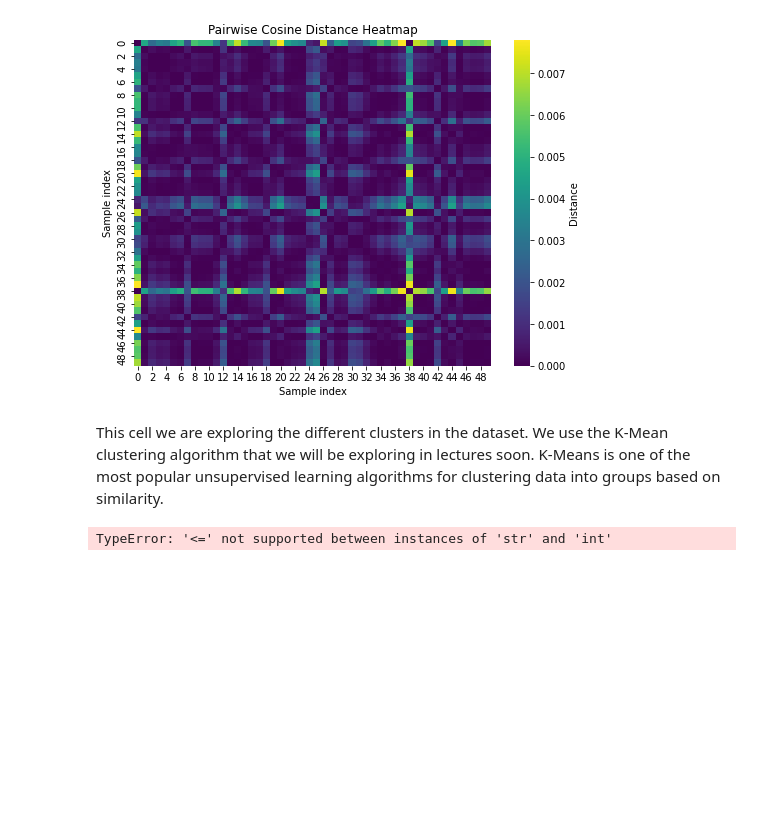
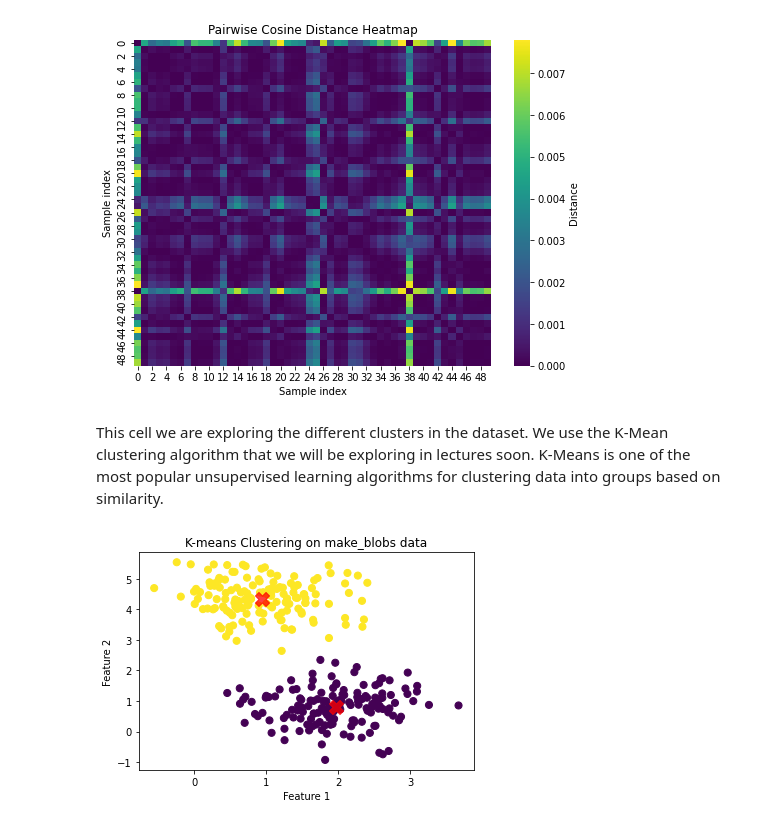
Before and after one commit to CS506-Boston-University/lab2-Saniya1016, a Jupyter notebook: Lab_2.ipynb, the cells around one changed output. Cells and saved outputs as stored; diff of their text form; code cells hidden in the pictures; blank space fills up the shorter version.

```diff
--- a/Lab_2.ipynb
+++ b/Lab_2.ipynb
@@ -633,34 +633,37 @@ This cell we are exploring the different clusters in the dataset. We use the K-M
 # X, y = make_blobs(n_samples=300, centers=2, cluster_std=0.60, random_state=0)
 
 # from sklearn.cluster import KMeans
 # kmeans = KMeans(n_clusters=2, random_state=0, n_init='auto') # n_init='auto' for modern versions
 # kmeans.fit(X)
 # labels = kmeans.predict(X)
 
 # plt.scatter(X[:, 0], X[:, 1], c=labels, s=50, cmap='viridis')
 # centers = kmeans.cluster_centers_
 # plt.scatter(centers[:, 0], centers[:, 1], c='red', s=200, alpha=0.75, marker='X')
 # plt.title('K-means Clustering on make_blobs data')
 # plt.xlabel('Feature 1')
 # plt.ylabel('Feature 2')
 # plt.show()
 
 from sklearn.datasets import make_blobs
+from sklearn.cluster import KMeans
+import matplotlib.pyplot as plt
+
 # Generate data
-
 X, y = make_blobs(n_samples=300, centers=2, cluster_std=0.60, random_state=0)
 
-from sklearn.cluster import KMeans
-kmeans = KMeans(n_clusters=2, random_state=0, n_init='auto') # n_init='auto' for modern versions
+# K-means with integer n_init
+kmeans = KMeans(n_clusters=2, random_state=0, n_init=10)
 kmeans.fit(X)
 labels = kmeans.predict(X)
 
+# Plot
 plt.scatter(X[:, 0], X[:, 1], c=labels, s=50, cmap='viridis')
 centers = kmeans.cluster_centers_
 plt.scatter(centers[:, 0], centers[:, 1], c='red', s=200, alpha=0.75, marker='X')
 plt.title('K-means Clustering on make_blobs data')
 plt.xlabel('Feature 1')
 plt.ylabel('Feature 2')
 plt.show()
 # %% [output]
-TypeError: '<=' not supported between instances of 'str' and 'int'
+[figure, added]
```
